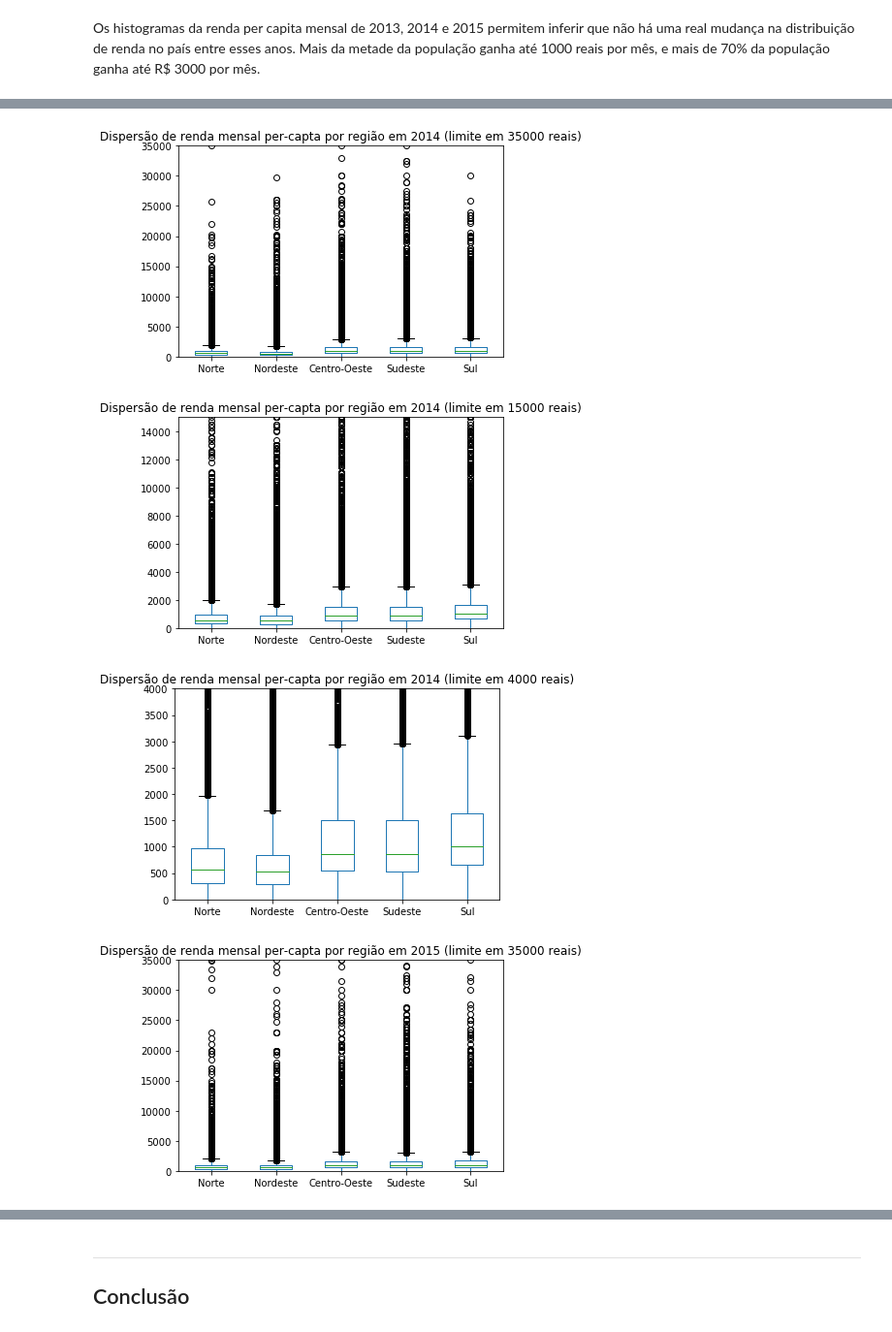
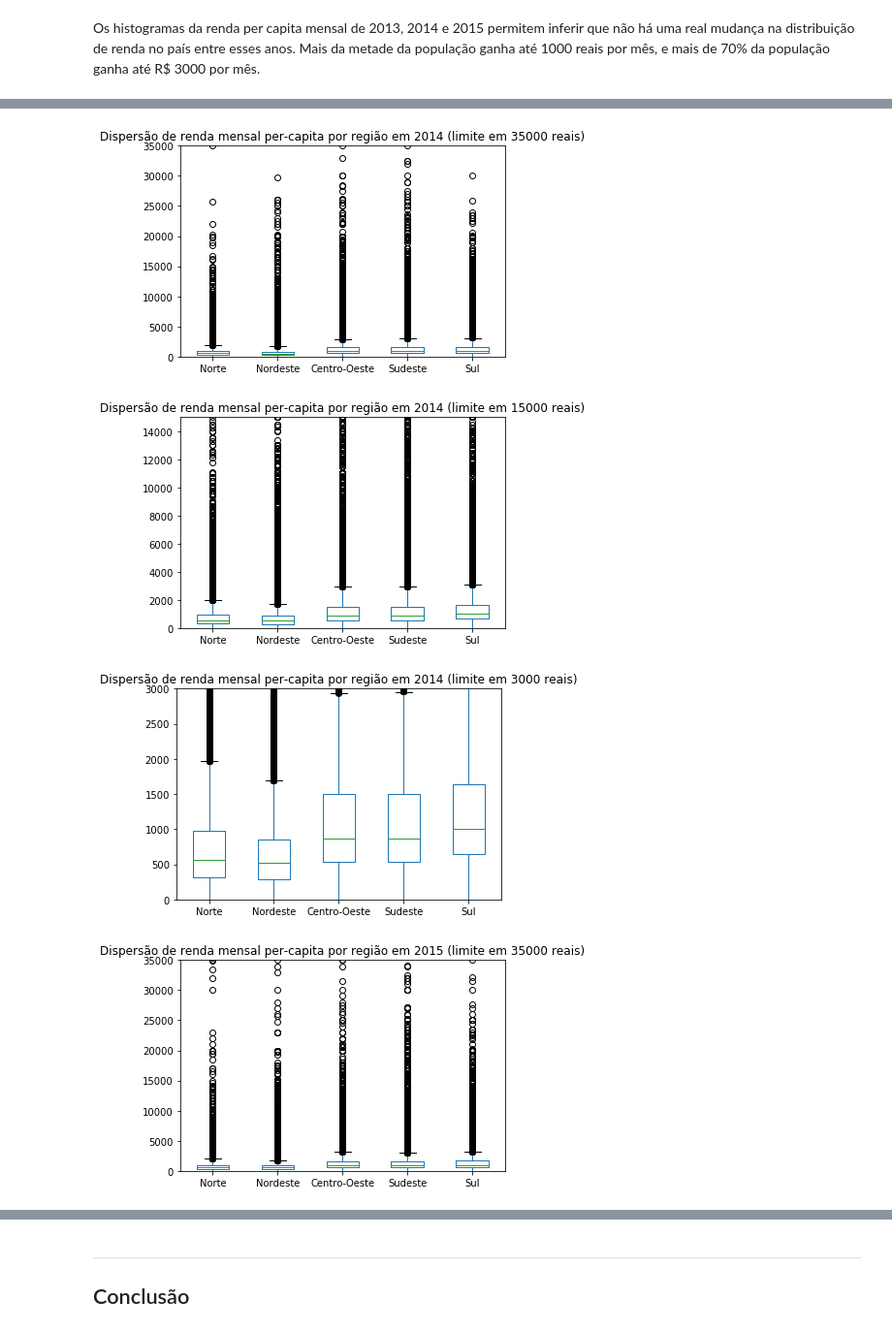
Before and after one commit to pilnikthomas/Ciencia_dos_Dados, a Jupyter notebook: Projeto1_ThomasPilnik.ipynb, the cells around one changed output, grey strips where cells are left out. Shown at 97% size. Saved outputs shown, nothing was run; the diff lists cells and outputs as text; code cells hidden in the pictures.

```diff
--- a/Projeto1_ThomasPilnik.ipynb
+++ b/Projeto1_ThomasPilnik.ipynb
@@ -327,8 +675,8 @@ plt.show()
 a10=pd.DataFrame([pnad13_dataframe[pnad13_dataframe.REGIAO=="Norte"].RENDA, pnad13_dataframe[pnad13_dataframe.REGIAO=="Nordeste"].RENDA, pnad13_dataframe[pnad13_dataframe.REGIAO=="Centro-Oeste"].RENDA, pnad13_dataframe[pnad13_dataframe.REGIAO=="Sudeste"].RENDA, pnad13_dataframe[pnad13_dataframe.REGIAO=="Sul"].RENDA],index=('Norte','Nordeste','Centro-Oeste','Sudeste','Sul'))
 a10=a10.T
 a10.plot.box()
-plt.ylim(0,4000)
-plt.title("Dispersão de renda mensal per-capita por região em 2013 (limite em 4000 reais)")
+plt.ylim(0,3000)
+plt.title("Dispersão de renda mensal per-capita por região em 2013 (limite em 3000 reais)")
 plt.show()
 
 a10=pd.DataFrame([pnad14_dataframe[pnad14_dataframe.REGIAO=="Norte"].RENDA, pnad14_dataframe[pnad14_dataframe.REGIAO=="Nordeste"].RENDA, pnad14_dataframe[pnad14_dataframe.REGIAO=="Centro-Oeste"].RENDA, pnad14_dataframe[pnad14_dataframe.REGIAO=="Sudeste"].RENDA, pnad14_dataframe[pnad14_dataframe.REGIAO=="Sul"].RENDA],index=('Norte','Nordeste','Centro-Oeste','Sudeste','Sul'))
@@ -348,8 +696,8 @@ plt.show()
 a10=pd.DataFrame([pnad14_dataframe[pnad14_dataframe.REGIAO=="Norte"].RENDA, pnad14_dataframe[pnad14_dataframe.REGIAO=="Nordeste"].RENDA, pnad14_dataframe[pnad14_dataframe.REGIAO=="Centro-Oeste"].RENDA, pnad14_dataframe[pnad14_dataframe.REGIAO=="Sudeste"].RENDA, pnad14_dataframe[pnad14_dataframe.REGIAO=="Sul"].RENDA],index=('Norte','Nordeste','Centro-Oeste','Sudeste','Sul'))
 a10=a10.T
 a10.plot.box()
-plt.ylim(0,4000)
-plt.title("Dispersão de renda mensal per-capita por região em 2014 (limite em 4000 reais)")
+plt.ylim(0,3000)
+plt.title("Dispersão de renda mensal per-capita por região em 2014 (limite em 3000 reais)")
 plt.show()
 
 a10=pd.DataFrame([pnad15_dataframe[pnad15_dataframe.REGIAO=="Norte"].RENDA, pnad15_dataframe[pnad15_dataframe.REGIAO=="Nordeste"].RENDA, pnad15_dataframe[pnad15_dataframe.REGIAO=="Centro-Oeste"].RENDA, pnad15_dataframe[pnad15_dataframe.REGIAO=="Sudeste"].RENDA, pnad15_dataframe[pnad15_dataframe.REGIAO=="Sul"].RENDA],index=('Norte','Nordeste','Centro-Oeste','Sudeste','Sul'))
@@ -369,7 +717,7 @@ plt.show()
 a10=pd.DataFrame([pnad15_dataframe[pnad15_dataframe.REGIAO=="Norte"].RENDA, pnad15_dataframe[pnad15_dataframe.REGIAO=="Nordeste"].RENDA, pnad15_dataframe[pnad15_dataframe.REGIAO=="Centro-Oeste"].RENDA, pnad15_dataframe[pnad15_dataframe.REGIAO=="Sudeste"].RENDA, pnad15_dataframe[pnad15_dataframe.REGIAO=="Sul"].RENDA],index=('Norte','Nordeste','Centro-Oeste','Sudeste','Sul'))
 a10=a10.T
 a10.plot.box()
-plt.ylim(0,4000)
-plt.title("Dispersão de renda mensal per-capita por região em 2015 (limite em 4000 reais)")
+plt.ylim(0,3000)
+plt.title("Dispersão de renda mensal per-capita por região em 2015 (limite em 3000 reais)")
 plt.show()
 # %% [output]
@@ -379,4 +727,4 @@ plt.show()
-[figure, old version]
+[figure, new version]
-[figure, old version]
+[figure, new version]
-[figure, old version]
+[figure, new version]
-[figure, old version]
+[figure, new version]
```
Also changed, not shown: parts of 47 cells of this notebook.
